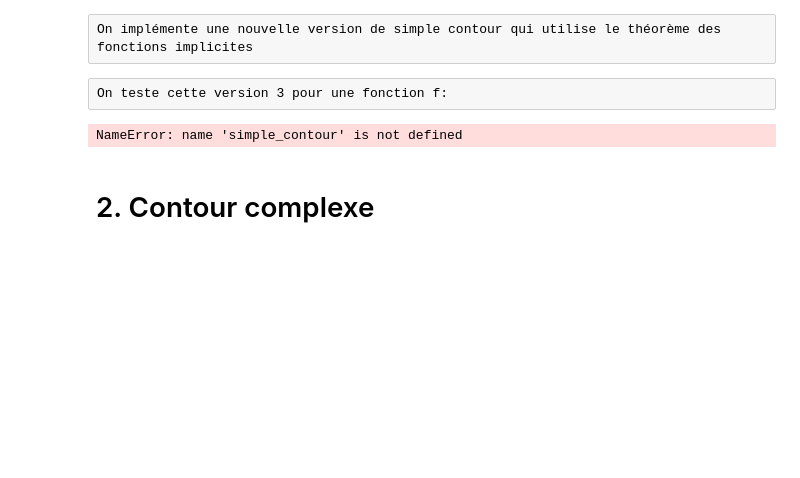
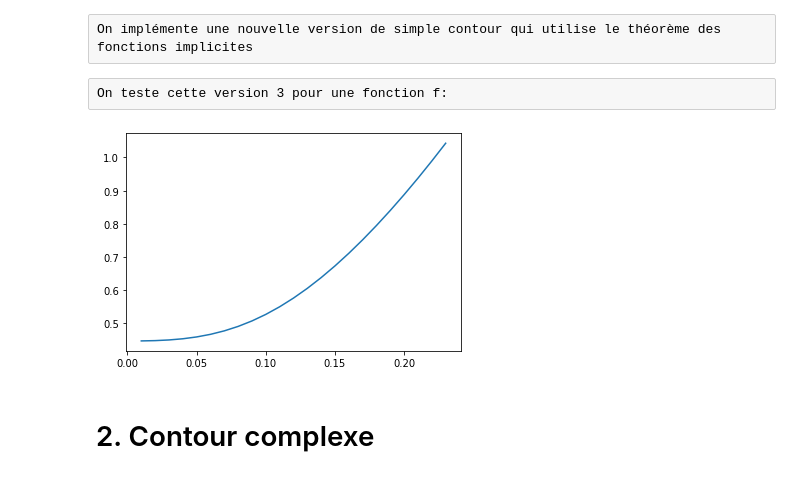
Before and after one commit to mpapet/projetmath, a Jupyter notebook: rendu.ipynb, the cells around one changed output. Drawn from its saved outputs; the diff is of its cells as text; code cells hidden in the pictures; blank space fills up the shorter version.

```diff
--- a/rendu.ipynb
+++ b/rendu.ipynb
@@ -173,34 +223,31 @@ def simple_contourV2(f, c, delta = 0.01, epsilon = 10**-12) :
 # %% [raw]
 On implémente une nouvelle version de simple contour qui utilise le théorème des fonctions implicites
 # %%
-def g(f,x,y,c): #on implémente g pour pouvoir utiliser le théorème des focntions implicites dans le cas où c ne vaut pas 0
-    return  f(x,y)-c
 
 
 
-def simple_contourV3(f,c,delta=0.01):
+def simple_contour4(f,c,delta=0.01):
     X=[]
     Y=[]
-    x0=0
-    y0=0
+    x0=0.0
+    y0=find_seed(f,x0,c)
     while x0<=1 and y0<=1:
-        y0=find_seed(g,x0,c)
+
         x0=x0+delta
-        y0=y0+(-grad_g[0]/grad_g[1])*x0
+        y0=y0+(-grad_f(x0,y0)[0]/grad_f(x0,y0)[1])*x0
         X.append(x0)
         Y.append(y0)
     return X, Y
 # %% [raw]
 On teste cette version 3 pour une fonction f:
 # %%
-def f (x, y) :
-    return x**2-y**2
 
-X, Y = simple_contourV3(f, 0.2 )
+
+X, Y = simple_contour4(f, 0.2 )
 plt.plot(X,Y)
 plt.show()
 # %% [output]
-NameError: name 'simple_contour' is not defined
+[figure, added]
 # %% [markdown]
 # 2. Contour complexe
 # %%
```
Also changed, not shown: parts of 23 cells of this notebook.
